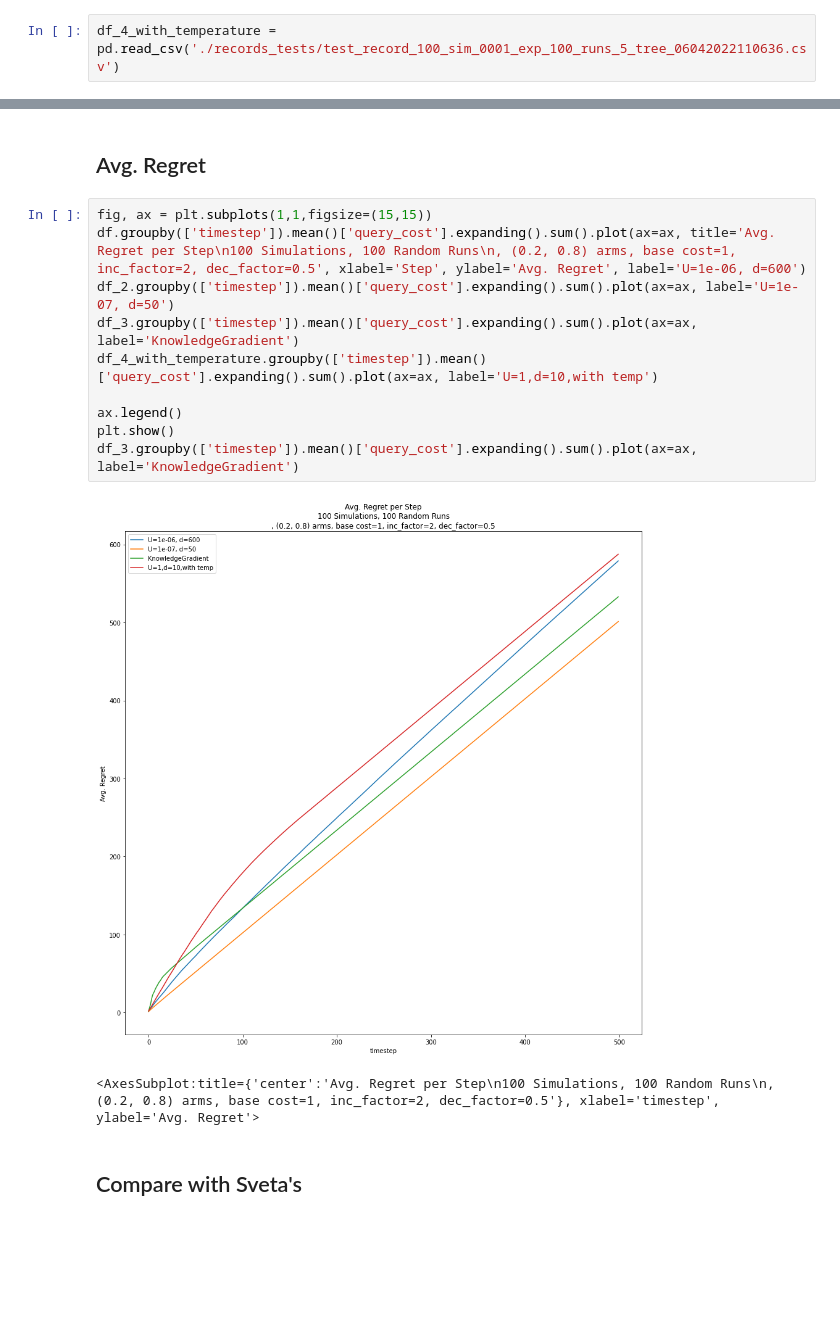
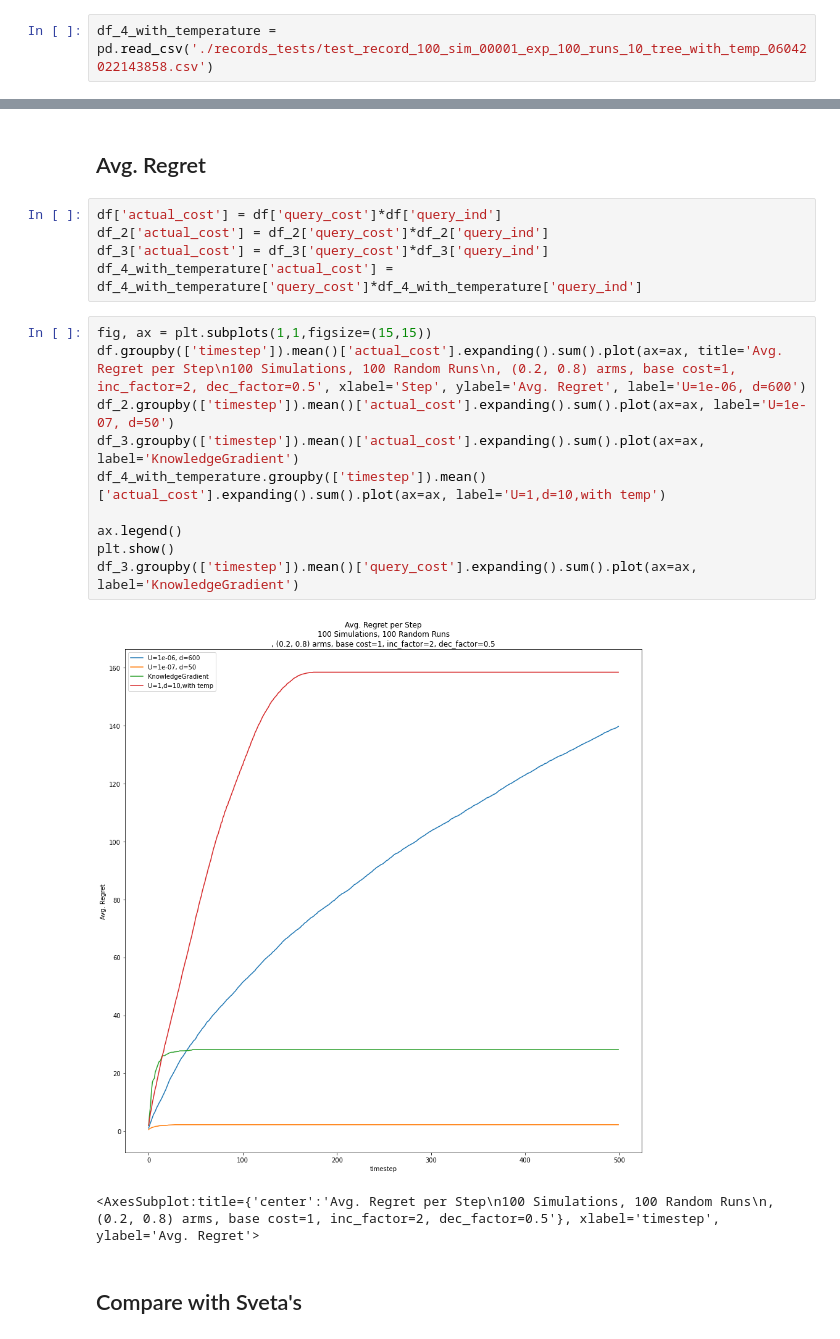
Before and after one commit to dvirla/ARLBayesMCTS, a Jupyter notebook: changing_query_analysis.ipynb, the cells around one changed output, grey strips where cells are left out. Cells and saved outputs as stored; diff of their text form; blank space fills up the shorter version.

Commit message:
Limiting temperature effect

```diff
--- a/changing_query_analysis.ipynb
+++ b/changing_query_analysis.ipynb
@@ -19,7 +19,7 @@ df = pd.read_csv('./records_tests/test_record_1000_sim_1e-06_exp_100_runs_600_tr
 # %%
 df_2 = pd.read_csv('./records_tests/test_record_1000_sim_1e-07_exp_100_runs_50_tree_05312022062143.csv')
 # %%
-df_4_with_temperature = pd.read_csv('./records_tests/test_record_100_sim_0001_exp_100_runs_5_tree_06042022110636.csv')
+df_4_with_temperature = pd.read_csv('./records_tests/test_record_100_sim_00001_exp_100_runs_10_tree_with_temp_06042022143858.csv')
 # %%
 with open('./records_tests/test_record_1000_sim_1e-06_exp_100_runs_600_tree_05292022124727.pkl', 'rb') as f:
     d = pickle.load(f)
@@ -140,17 +141,22 @@ plt.show()
 # %% [markdown]
 ## Avg. Regret
+# %%
+df['actual_cost'] = df['query_cost']*df['query_ind']
+df_2['actual_cost'] = df_2['query_cost']*df_2['query_ind']
+df_3['actual_cost'] = df_3['query_cost']*df_3['query_ind']
+df_4_with_temperature['actual_cost'] = df_4_with_temperature['query_cost']*df_4_with_temperature['query_ind']
 # %%
 fig, ax = plt.subplots(1,1,figsize=(15,15))
-df.groupby(['timestep']).mean()['query_cost'].expanding().sum().plot(ax=ax, title='Avg. Regret per Step\n100 Simulations, 100 Random Runs\n, (0.2, 0.8) arms, base cost=1, inc_factor=2, dec_factor=0.5', xlabel='Step', ylabel='Avg. Regret', label='U=1e-06, d=600')
-df_2.groupby(['timestep']).mean()['query_cost'].expanding().sum().plot(ax=ax, label='U=1e-07, d=50')
-df_3.groupby(['timestep']).mean()['query_cost'].expanding().sum().plot(ax=ax, label='KnowledgeGradient')
-df_4_with_temperature.groupby(['timestep']).mean()['query_cost'].expanding().sum().plot(ax=ax, label='U=1,d=10,with temp')
+df.groupby(['timestep']).mean()['actual_cost'].expanding().sum().plot(ax=ax, title='Avg. Regret per Step\n100 Simulations, 100 Random Runs\n, (0.2, 0.8) arms, base cost=1, inc_factor=2, dec_factor=0.5', xlabel='Step', ylabel='Avg. Regret', label='U=1e-06, d=600')
+df_2.groupby(['timestep']).mean()['actual_cost'].expanding().sum().plot(ax=ax, label='U=1e-07, d=50')
+df_3.groupby(['timestep']).mean()['actual_cost'].expanding().sum().plot(ax=ax, label='KnowledgeGradient')
+df_4_with_temperature.groupby(['timestep']).mean()['actual_cost'].expanding().sum().plot(ax=ax, label='U=1,d=10,with temp')
 
 ax.legend()
 plt.show()
 df_3.groupby(['timestep']).mean()['query_cost'].expanding().sum().plot(ax=ax, label='KnowledgeGradient')
 # %% [output]
-[figure, old version]
+[figure, new version]
 <AxesSubplot:title={'center':'Avg. Regret per Step\n100 Simulations, 100 Random Runs\n, (0.2, 0.8) arms, base cost=1, inc_factor=2, dec_factor=0.5'}, xlabel='timestep', ylabel='Avg. Regret'>
 # %% [markdown]
 ## Compare with Sveta's
```
Also changed, not shown: parts of 5 cells of this notebook, 1 other file.
